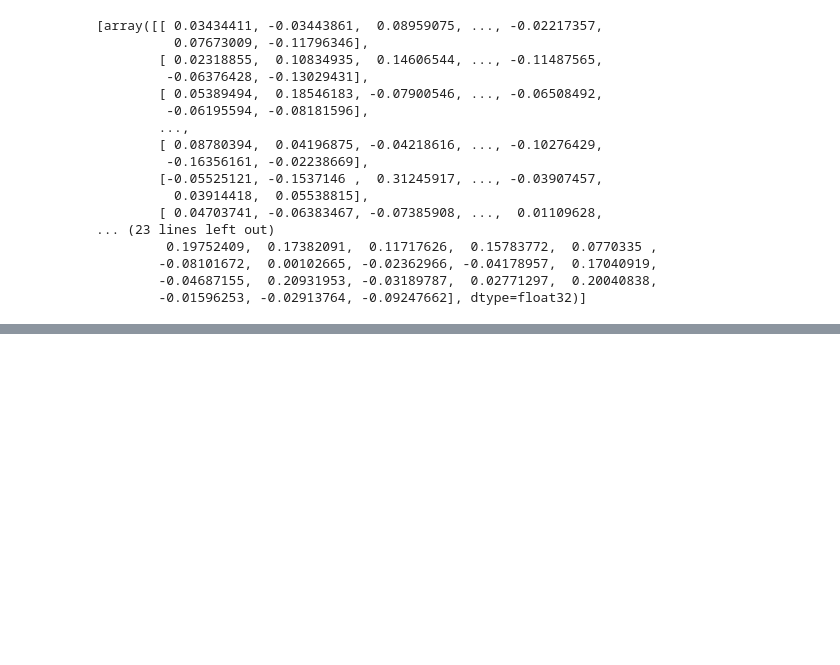
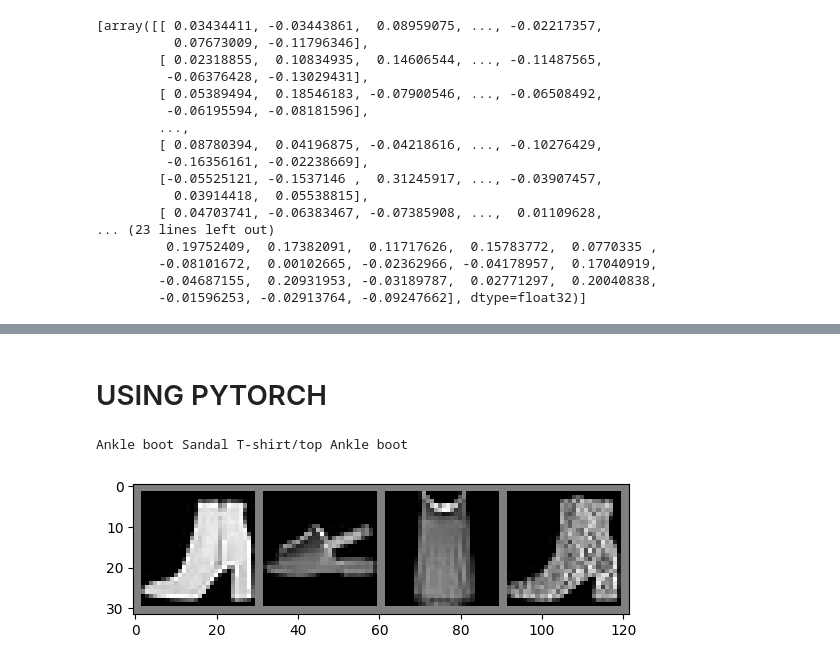
Before and after one commit to Ayikoandrew/Andrej-ml-class, a Jupyter notebook: coursework_fine_tuning_mlp_on_fashion_mnist_to_cifar_10_dataset.ipynb, the cells around one changed output, grey strips where cells are left out. Cells and saved outputs as stored; diff of their text form; code cells hidden in the pictures; blank space fills up the shorter version.

Commit message:
worked on the pytorch version of the same problem.

```diff
--- a/coursework_fine_tuning_mlp_on_fashion_mnist_to_cifar_10_dataset.ipynb
+++ b/coursework_fine_tuning_mlp_on_fashion_mnist_to_cifar_10_dataset.ipynb
@@ -263,0 +281,2 @@ plt.show()
+# %% [markdown]
+# USING PYTORCH
@@ -263,0 +297,30 @@ plt.show()
+# %%
+transforms = transforms.Compose([
+    transforms.ToTensor(),
+    transforms.Normalize((0.5,), (0.5,))
+])
+
+trainset = torchvision.datasets.FashionMNIST(root='./data', download=True, transform=transforms, train=True)
+trainloader = torch.utils.data.DataLoader(trainset, batch_size=4, shuffle=True, num_workers=2)
+
+testset = torchvision.datasets.FashionMNIST(root='./data', download=True, transform=transforms, train=False)
+testloader = torch.utils.data.DataLoader(testset, batch_size=4, shuffle=True, num_workers=2)
+
+classes = ('T-shirt/top', 'Trouser', 'Pullover', 'Dress', 'Coat', 'Sandal', 'Shirt', 'Sneaker', 'Bag', 'Ankle boot')
+
+import matplotlib.pyplot as plt
+import numpy as np
+
+def imshow(img):
+    img = img / 2 + 0.5
+    nping = img.numpy()
+    plt.imshow(np.transpose(nping, (1, 2, 0)))
+
+dataiter = iter(trainloader)
+images, labels = next(dataiter)
+
+imshow(torchvision.utils.make_grid(images))
+print(" ".join("%5s" % classes[labels[j]] for j in range(4)))
+# %% [output]
+Ankle boot Sandal T-shirt/top Ankle boot
+[figure, added]
```
Also changed, not shown: parts of 25 cells of this notebook.
